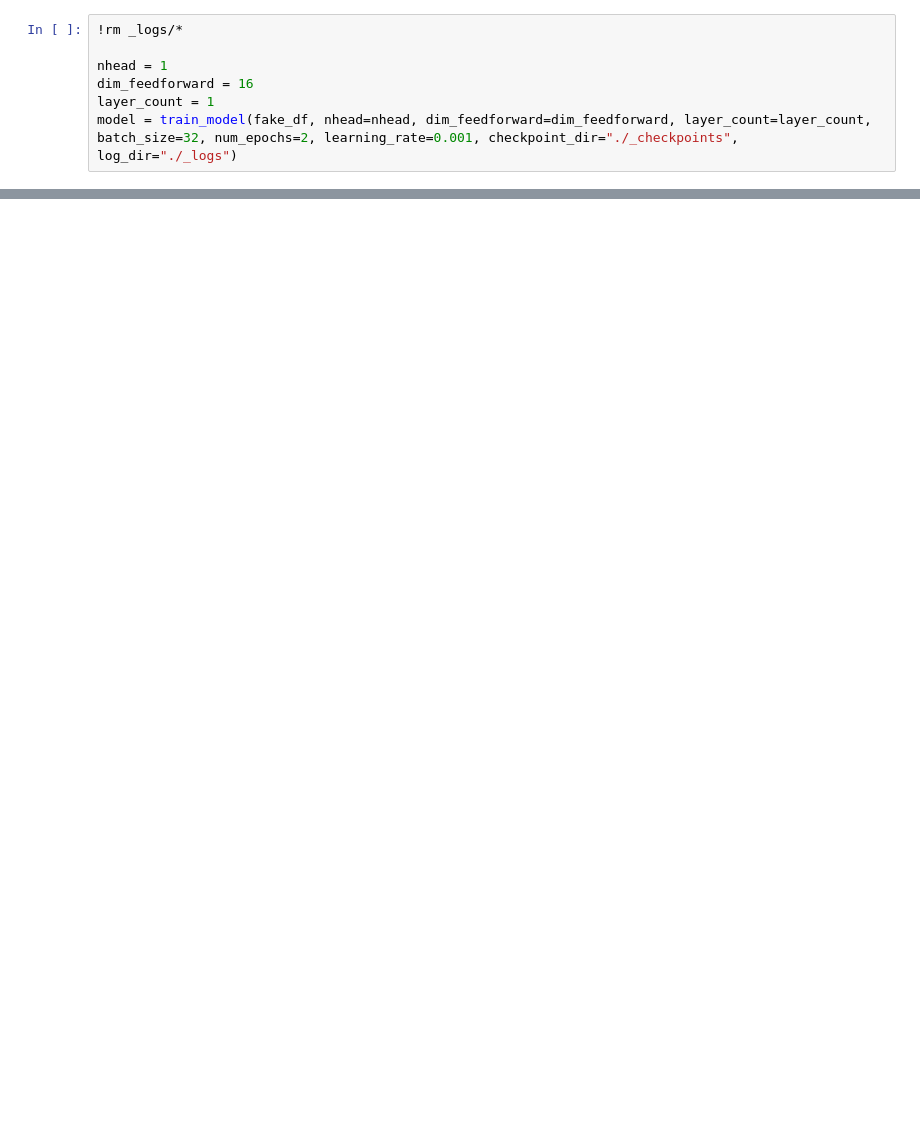
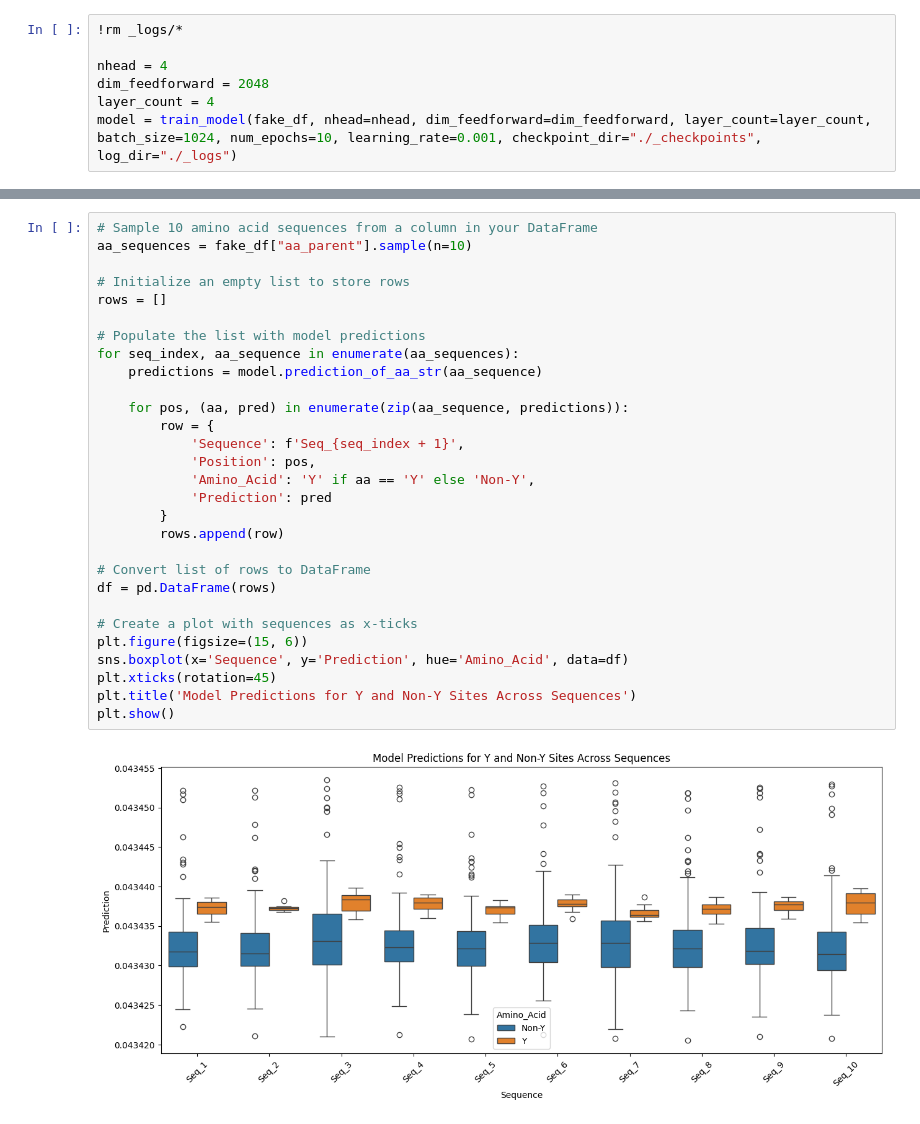
Before and after one commit to matsengrp/epam, a Jupyter notebook: notebooks/toy_aa_models.ipynb, the cells around one changed output, grey strips where cells are left out. Cells and saved outputs as stored; diff of their text form; blank space fills up the shorter version.

Commit message:
toy results with a big model

```diff
--- a/notebooks/toy_aa_models.ipynb
+++ b/notebooks/toy_aa_models.ipynb
@@ -76,10 +84,10 @@ Name: count, dtype: int64
 # %%
 !rm _logs/*
 
-nhead = 1
-dim_feedforward = 16
-layer_count = 1
-model = train_model(fake_df, nhead=nhead, dim_feedforward=dim_feedforward, layer_count=layer_count, batch_size=32, num_epochs=2, learning_rate=0.001, checkpoint_dir="./_checkpoints", log_dir="./_logs")
+nhead = 4
+dim_feedforward = 2048
+layer_count = 4
+model = train_model(fake_df, nhead=nhead, dim_feedforward=dim_feedforward, layer_count=layer_count, batch_size=1024, num_epochs=10, learning_rate=0.001, checkpoint_dir="./_checkpoints", log_dir="./_logs")
 # %% [output]
 preparing data...
 Using Metal Performance Shaders
@@ -89,0 +105,31 @@ Epoch [2/2], Training Loss: 0.21040047705173492, Validation Loss: 0.181254644235
+# %%
+# Sample 10 amino acid sequences from a column in your DataFrame
+aa_sequences = fake_df["aa_parent"].sample(n=10)
+
+# Initialize an empty list to store rows
+rows = []
+
+# Populate the list with model predictions
+for seq_index, aa_sequence in enumerate(aa_sequences):
+    predictions = model.prediction_of_aa_str(aa_sequence)
+
+    for pos, (aa, pred) in enumerate(zip(aa_sequence, predictions)):
+        row = {
+            'Sequence': f'Seq_{seq_index + 1}',
+            'Position': pos,
+            'Amino_Acid': 'Y' if aa == 'Y' else 'Non-Y',
+            'Prediction': pred
+        }
+        rows.append(row)
+
+# Convert list of rows to DataFrame
+df = pd.DataFrame(rows)
+
+# Create a plot with sequences as x-ticks
+plt.figure(figsize=(15, 6))
+sns.boxplot(x='Sequence', y='Prediction', hue='Amino_Acid', data=df)
+plt.xticks(rotation=45)
+plt.title('Model Predictions for Y and Non-Y Sites Across Sequences')
+plt.show()
+# %% [output]
+[figure, added]
```
Also changed, not shown: parts of 7 cells of this notebook, 1 other file.
